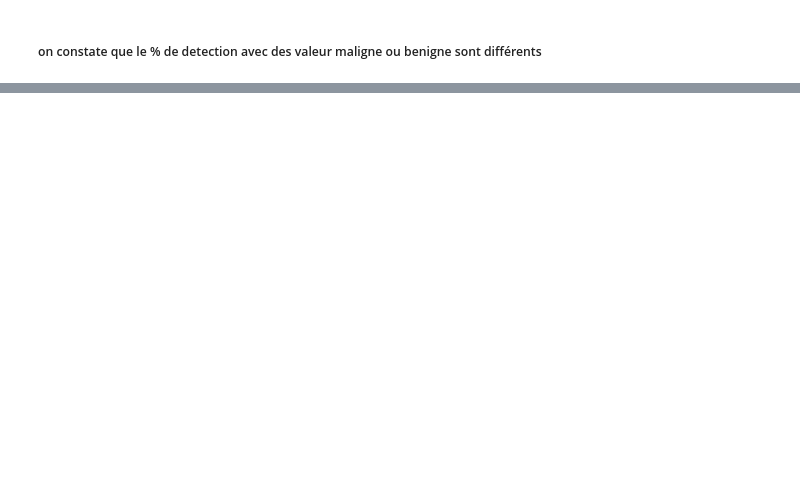
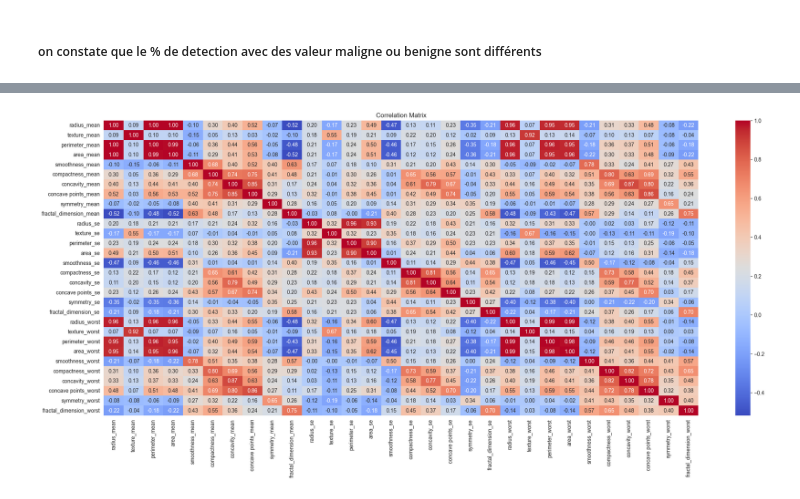
Before and after one commit to elvis-messiaen/regression_cancer_wisconsin, a Jupyter notebook: breast_cancer_wisconsin.ipynb, the cells around one changed output, grey strips where cells are left out. Cells and saved outputs as stored; diff of their text form; code cells hidden in the pictures; blank space fills up the shorter version.

Commit message:
tableau de correlation

```diff
--- a/breast_cancer_wisconsin.ipynb
+++ b/breast_cancer_wisconsin.ipynb
@@ -196,0 +268,21 @@ print(colonnes_min_zero)
+# %%
+def detect_outliers(df, column):
+    Q1 = df[column].quantile(0.25)
+    Q3 = df[column].quantile(0.75)
+    IQR = Q3 - Q1
+
+    lower_bound = Q1 - 1.5 * IQR
+    upper_bound = Q3 + 1.5 * IQR
+
+    return (
+        lower_bound,
+        upper_bound,
+        df[(df[column] < lower_bound) | (df[column] > upper_bound)]
+        )
+# %%
+df_cleaned = df.copy()
+for column in df_cleaned.select_dtypes(include=["number"]).columns:
+    lower_bound, upper_bound, outliers = detect_outliers(df_cleaned, column)
+    df_cleaned = df_cleaned[~df_cleaned.index.isin(outliers.index)]
+
+df = df_cleaned
@@ -196,0 +329,17 @@ print(colonnes_min_zero)
+# %%
+df = df.select_dtypes(include=["number"]).copy()
+
+if df.empty:
+    raise ValueError("Le DataFrame est vide après sélection des types numériques.")
+
+corr = df.corr().fillna(0)
+
+corr.columns = corr.columns.astype(str)
+corr.index = corr.index.astype(str)
+
+plt.figure(figsize=(25, 10))
+sns.heatmap(corr, annot=True, cmap='coolwarm', fmt=".2f")
+plt.title("Correlation Matrix")
+plt.show()
+# %% [output]
+[figure, added]
```
Also changed, not shown: parts of 17 cells of this notebook, 1 other file.
